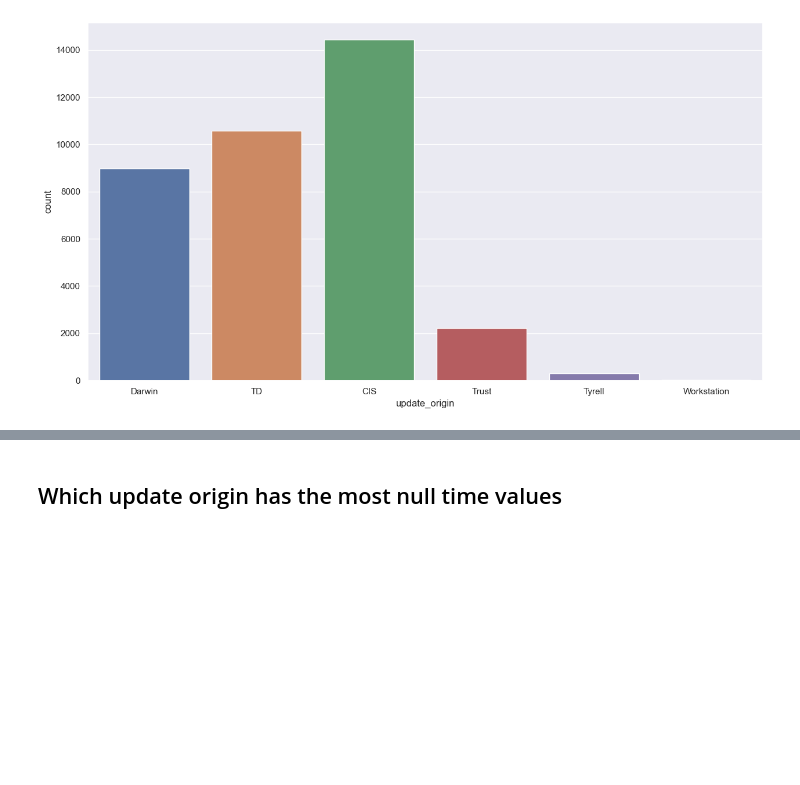
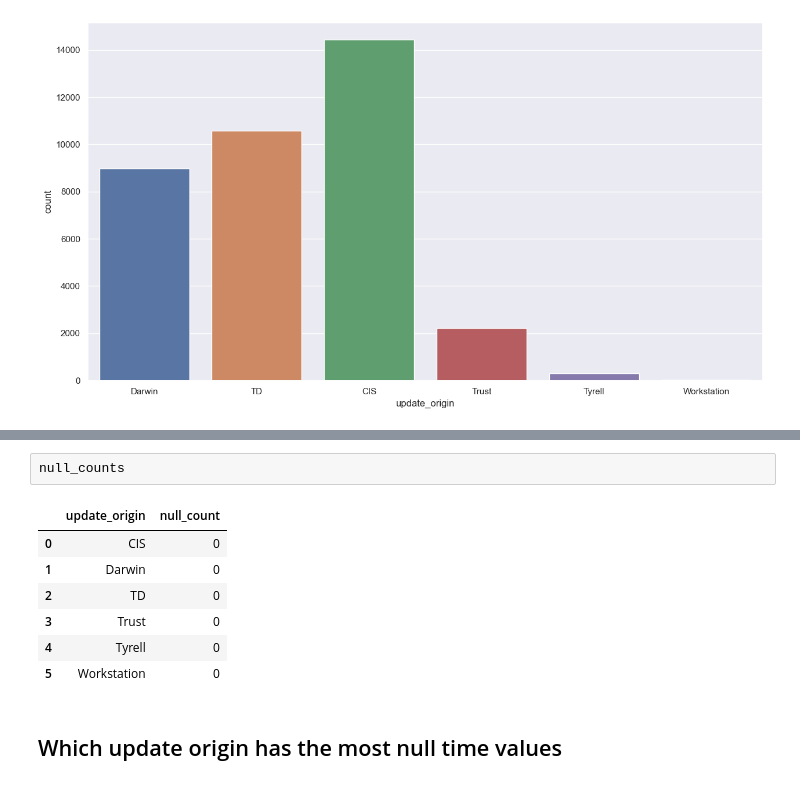
Before and after one commit to nirmalaJ21/https-github.com-nirmalaJ21-FinalProjectRailData, a Jupyter notebook: EDA Notebooks/New EDA.ipynb, the cells around one changed output, grey strips where cells are left out. Cells and saved outputs as stored; diff of their text form; blank space fills up the shorter version.

```diff
--- a/EDA Notebooks/New EDA.ipynb
+++ b/EDA Notebooks/New EDA.ipynb
@@ -108,3 +129,13 @@ sns.countplot(x='update_origin', data=df)
+# %%
+null_counts
+# %% [output]
+|  | update_origin | null_count |
+| 0 | CIS | 0 |
+| 1 | Darwin | 0 |
+| 2 | TD | 0 |
+| 3 | Trust | 0 |
+| 4 | Tyrell | 0 |
+| 5 | Workstation | 0 |
 # %% [markdown]
 ## Which update origin has the most null time values
 # %%
```
Also changed, not shown: parts of 1 cell of this notebook, 3 other files.
